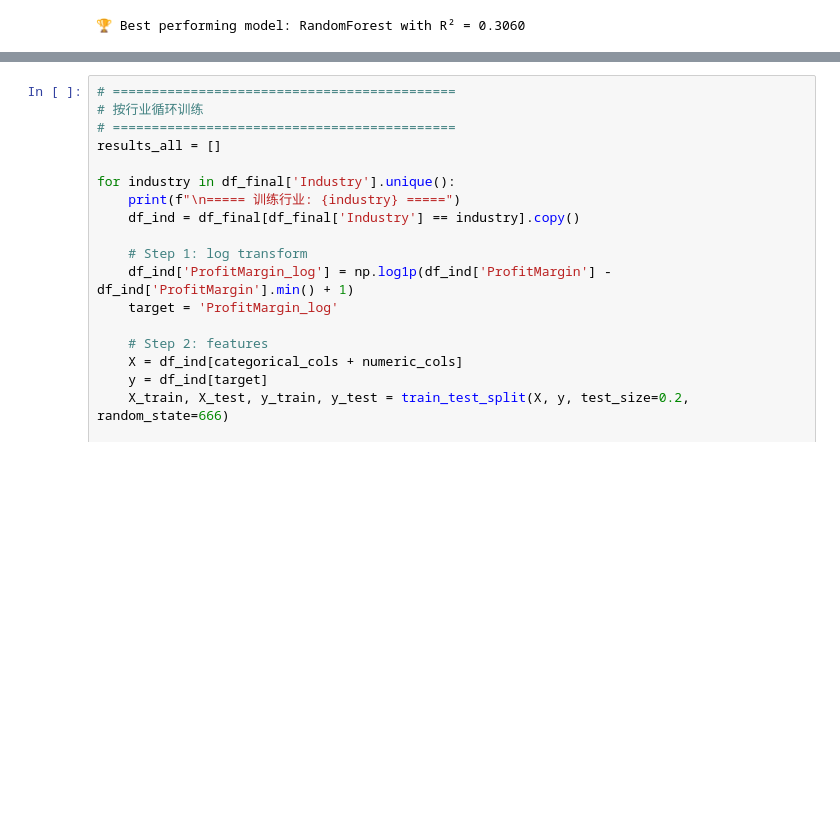
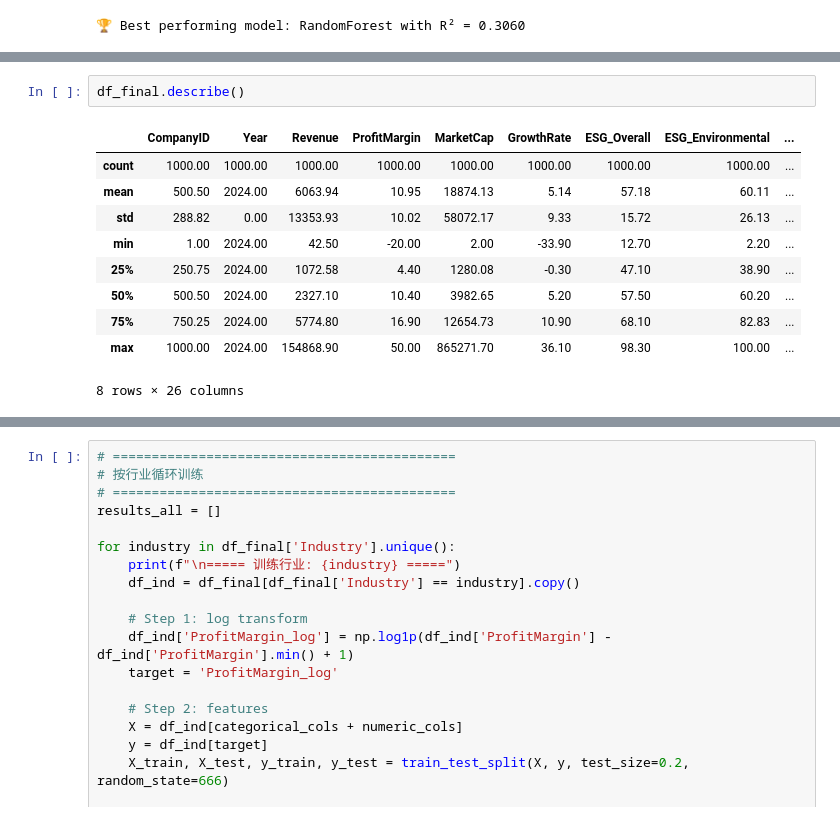
Before and after one commit to ygong-hue/Machine-Learning-Project, a Jupyter notebook: data.ipynb, the cells around one changed output, grey strips where cells are left out. Saved outputs shown, nothing was run; the diff lists cells and outputs as text; blank space fills up the shorter version.

```diff
--- a/data.ipynb
+++ b/data.ipynb
@@ -907,0 +710,13 @@ Explained variance ratio for other numeric features: [0.37226951 0.13375812 0.11
+# %%
+df_final.describe()
+# %% [output]
+|  | CompanyID | Year | Revenue | ProfitMargin | MarketCap | GrowthRate | ESG_Overall | ESG_Environmental | ... |
+| count | 1000.00 | 1000.00 | 1000.00 | 1000.00 | 1000.00 | 1000.00 | 1000.00 | 1000.00 | ... |
+| mean | 500.50 | 2024.00 | 6063.94 | 10.95 | 18874.13 | 5.14 | 57.18 | 60.11 | ... |
+| std | 288.82 | 0.00 | 13353.93 | 10.02 | 58072.17 | 9.33 | 15.72 | 26.13 | ... |
+| min | 1.00 | 2024.00 | 42.50 | -20.00 | 2.00 | -33.90 | 12.70 | 2.20 | ... |
+| 25% | 250.75 | 2024.00 | 1072.58 | 4.40 | 1280.08 | -0.30 | 47.10 | 38.90 | ... |
+| 50% | 500.50 | 2024.00 | 2327.10 | 10.40 | 3982.65 | 5.20 | 57.50 | 60.20 | ... |
+| 75% | 750.25 | 2024.00 | 5774.80 | 16.90 | 12654.73 | 10.90 | 68.10 | 82.83 | ... |
+| max | 1000.00 | 2024.00 | 154868.90 | 50.00 | 865271.70 | 36.10 | 98.30 | 100.00 | ... |
+8 rows × 26 columns
```
Also changed, not shown: parts of 14 cells of this notebook, 4 other files.
